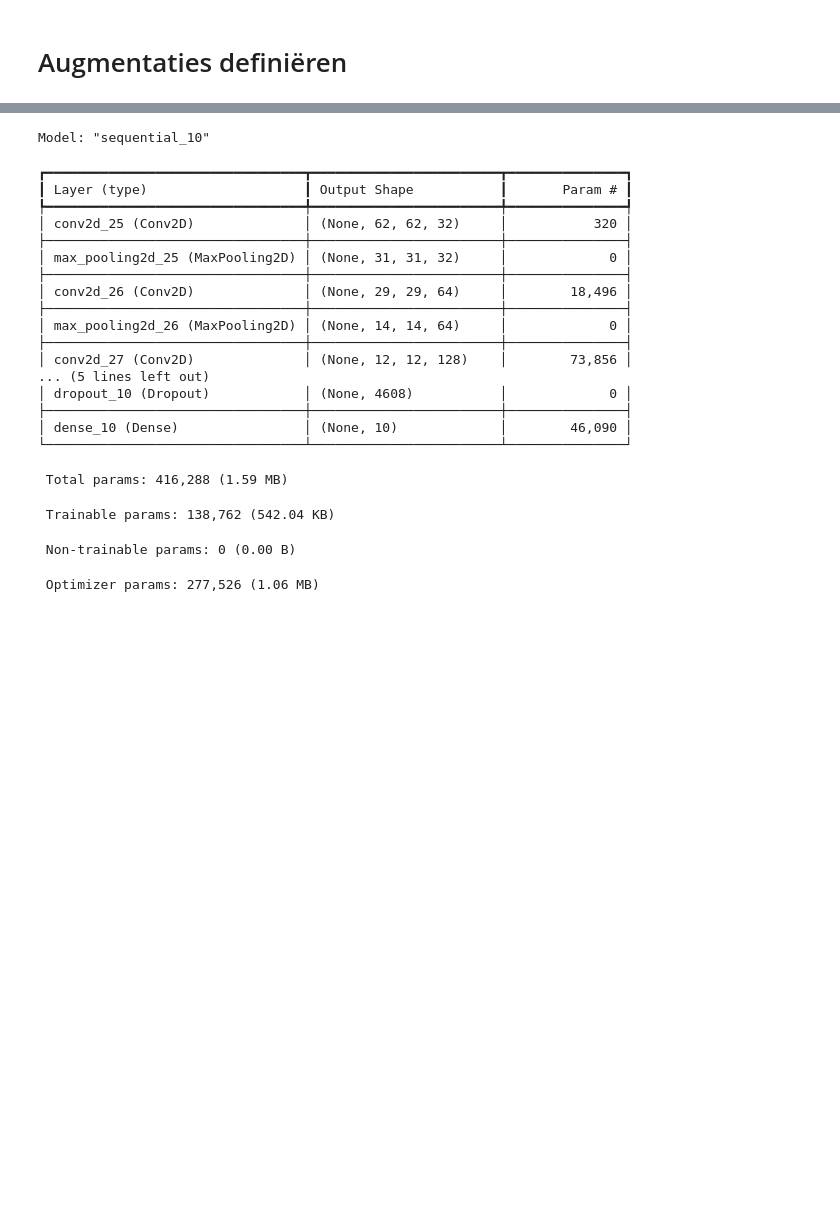
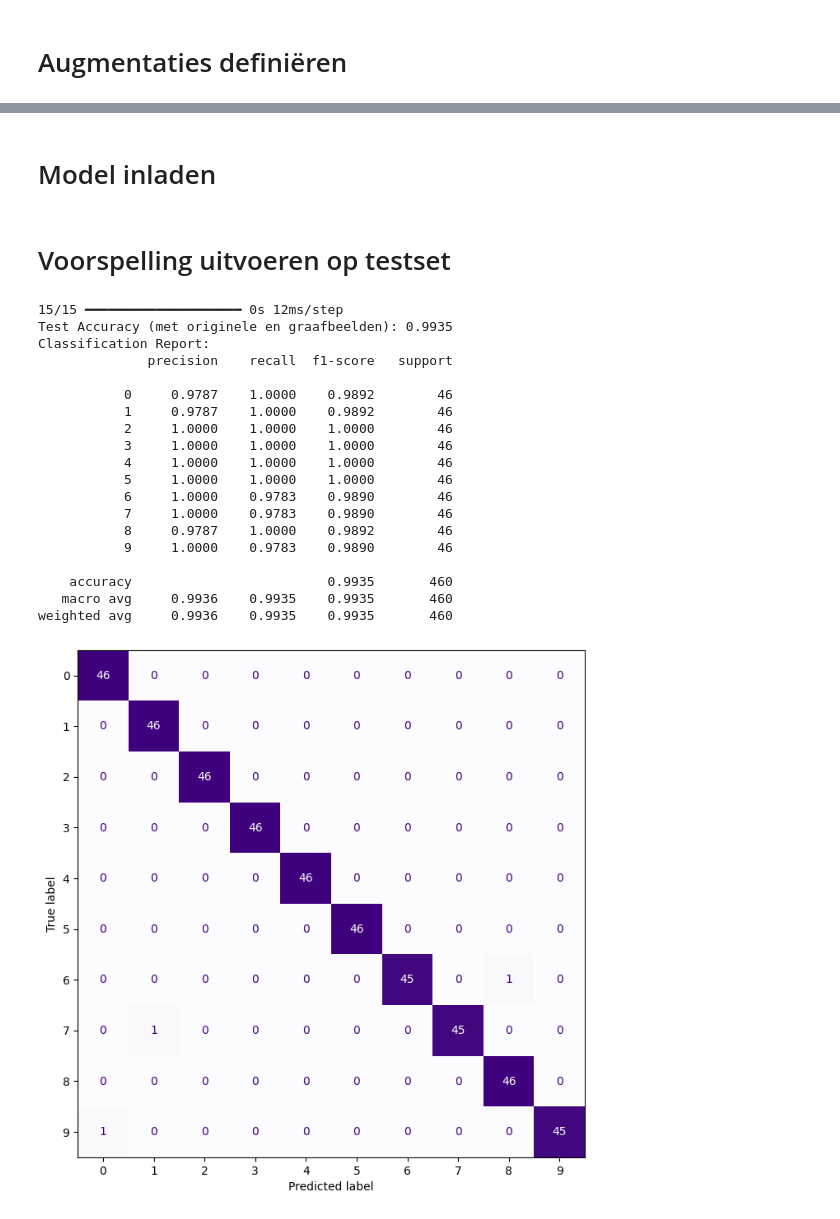
Before and after one commit to lenkiie/afstuderen_MAAI, a Jupyter notebook: modellen evalueren/CNN/evaluatie_CNN.ipynb, the cells around one changed output, grey strips where cells are left out. Cells and saved outputs as stored; diff of their text form; code cells hidden in the pictures; blank space fills up the shorter version.

```diff
--- a/modellen evalueren/CNN/evaluatie_CNN.ipynb
+++ b/modellen evalueren/CNN/evaluatie_CNN.ipynb
@@ -111,30 +329,52 @@ KeyboardInterrupt:
+# %% [markdown]
+# Model inladen
 # %%
 from tensorflow.keras.models import load_model
 
 model = load_model("models/final_model_full_train.keras")
-# %%
-model.summary()
-# %% [output]
-Model: "sequential_10"
-┏━━━━━━━━━━━━━━━━━━━━━━━━━━━━━━━━━┳━━━━━━━━━━━━━━━━━━━━━━━━┳━━━━━━━━━━━━━━━┓
-┃ Layer (type)                    ┃ Output Shape           ┃       Param # ┃
-┡━━━━━━━━━━━━━━━━━━━━━━━━━━━━━━━━━╇━━━━━━━━━━━━━━━━━━━━━━━━╇━━━━━━━━━━━━━━━┩
-│ conv2d_25 (Conv2D)              │ (None, 62, 62, 32)     │           320 │
-├─────────────────────────────────┼────────────────────────┼───────────────┤
-│ max_pooling2d_25 (MaxPooling2D) │ (None, 31, 31, 32)     │             0 │
-├─────────────────────────────────┼────────────────────────┼───────────────┤
-│ conv2d_26 (Conv2D)              │ (None, 29, 29, 64)     │        18,496 │
-├─────────────────────────────────┼────────────────────────┼───────────────┤
-│ max_pooling2d_26 (MaxPooling2D) │ (None, 14, 14, 64)     │             0 │
-├─────────────────────────────────┼────────────────────────┼───────────────┤
-│ conv2d_27 (Conv2D)              │ (None, 12, 12, 128)    │        73,856 │
-... (5 lines left out)
-│ dropout_10 (Dropout)            │ (None, 4608)           │             0 │
-├─────────────────────────────────┼────────────────────────┼───────────────┤
-│ dense_10 (Dense)                │ (None, 10)             │        46,090 │
-└─────────────────────────────────┴────────────────────────┴───────────────┘
- Total params: 416,288 (1.59 MB)
- Trainable params: 138,762 (542.04 KB)
- Non-trainable params: 0 (0.00 B)
- Optimizer params: 277,526 (1.06 MB)
+# %% [markdown]
+# Voorspelling uitvoeren op testset
+# %%
+# Normaliseer
+if X_test_augmented.max() > 1:
+    X_test_augmented = X_test_augmented / 255.0
+
+# Voorspellen
+y_probs = model.predict(X_test_augmented)
+y_pred = np.argmax(y_probs, axis=1)
+
+# Evaluatie
+from sklearn.metrics import accuracy_score, classification_report, confusion_matrix, ConfusionMatrixDisplay
+
+print(f"Test Accuracy (met originele en graafbeelden): {accuracy_score(y_test_augmented, y_pred):.4f}")
+print("Classification Report:")
+print(classification_report(y_test_augmented, y_pred, digits=4))
+
+# Confusion matrix
+cm = confusion_matrix(y_test_augmented, y_pred)
+disp = ConfusionMatrixDisplay(confusion_matrix=cm, display_labels=np.arange(10))
+fig, ax = plt.subplots(figsize=(8, 8))
+disp.plot(ax=ax, cmap='Purples', colorbar=False)
+plt.show()
+# %% [output]
+15/15 ━━━━━━━━━━━━━━━━━━━━ 0s 12ms/step
+Test Accuracy (met originele en graafbeelden): 0.9935
+Classification Report:
+              precision    recall  f1-score   support
+
+           0     0.9787    1.0000    0.9892        46
+           1     0.9787    1.0000    0.9892        46
+           2     1.0000    1.0000    1.0000        46
+           3     1.0000    1.0000    1.0000        46
+           4     1.0000    1.0000    1.0000        46
+           5     1.0000    1.0000    1.0000        46
+           6     1.0000    0.9783    0.9890        46
+           7     1.0000    0.9783    0.9890        46
+           8     0.9787    1.0000    0.9892        46
+           9     1.0000    0.9783    0.9890        46
+
+    accuracy                         0.9935       460
+   macro avg     0.9936    0.9935    0.9935       460
+weighted avg     0.9936    0.9935    0.9935       460
+[figure, added]
 # %%
```
Also changed, not shown: parts of 14 cells of this notebook.
